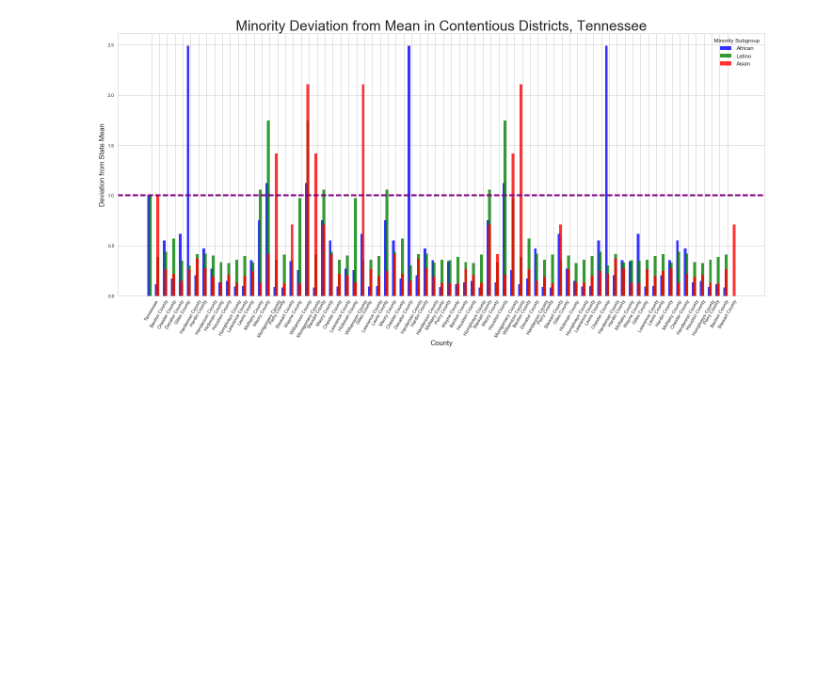
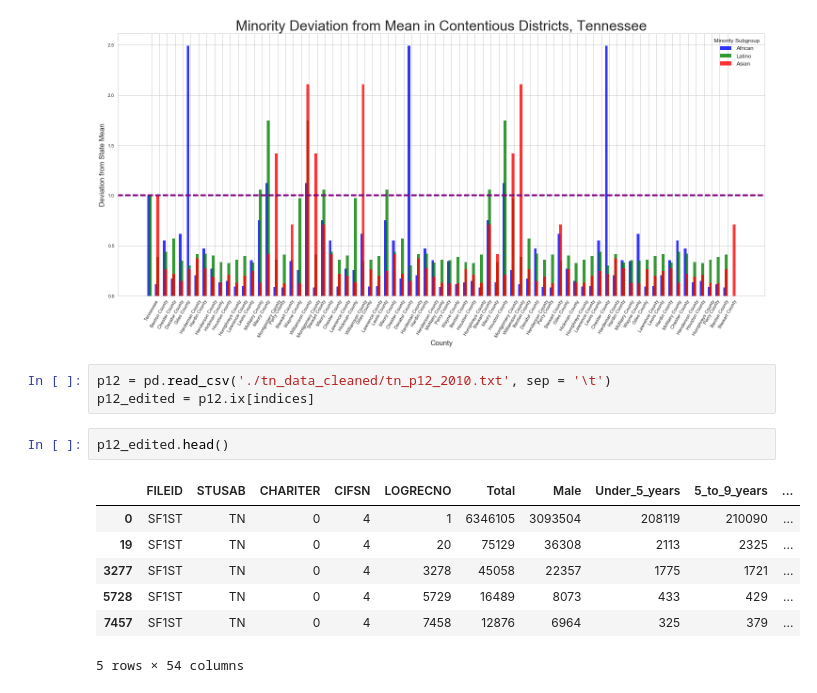
Before and after one commit to chingnaw/D4D-W205-Final, a Jupyter notebook: TN_exploratory_data_analysis.ipynb, the cells around one changed output. Cells and saved outputs as stored; diff of their text form; blank space fills up the shorter version.

```diff
--- a/TN_exploratory_data_analysis.ipynb
+++ b/TN_exploratory_data_analysis.ipynb
@@ -734,3 +734,16 @@ plt.tight_layout()
 plt.show()
 # %% [output]
 [figure]
+# %%
+p12 = pd.read_csv('./tn_data_cleaned/tn_p12_2010.txt', sep = '\t')
+p12_edited = p12.ix[indices]
+# %%
+p12_edited.head()
+# %% [output]
+|  | FILEID | STUSAB | CHARITER | CIFSN | LOGRECNO | Total | Male | Under_5_years | 5_to_9_years | ... |
+| 0 | SF1ST | TN | 0 | 4 | 1 | 6346105 | 3093504 | 208119 | 210090 | ... |
+| 19 | SF1ST | TN | 0 | 4 | 20 | 75129 | 36308 | 2113 | 2325 | ... |
+| 3277 | SF1ST | TN | 0 | 4 | 3278 | 45058 | 22357 | 1775 | 1721 | ... |
+| 5728 | SF1ST | TN | 0 | 4 | 5729 | 16489 | 8073 | 433 | 429 | ... |
+| 7457 | SF1ST | TN | 0 | 4 | 7458 | 12876 | 6964 | 325 | 379 | ... |
+5 rows × 54 columns
```
Also changed, not shown: parts of 14 cells of this notebook, 6 other files.
